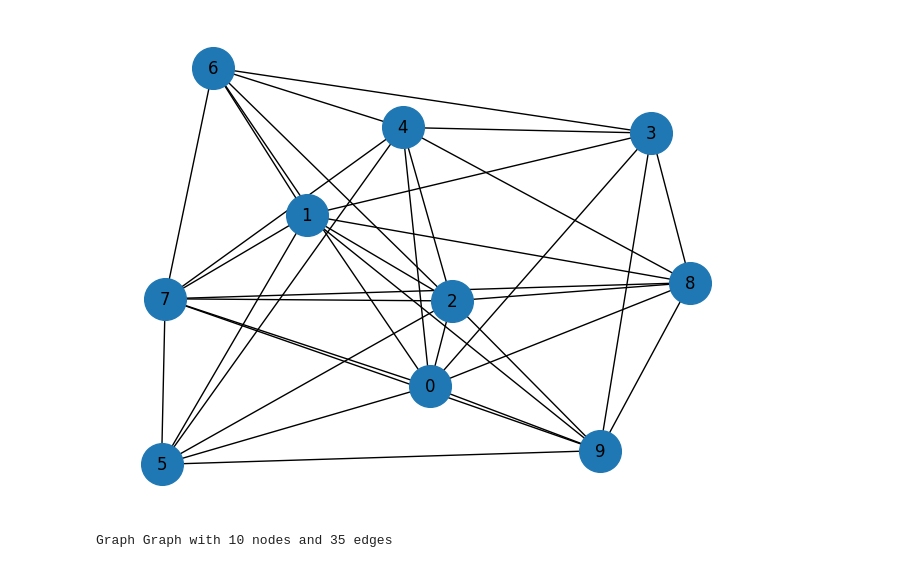
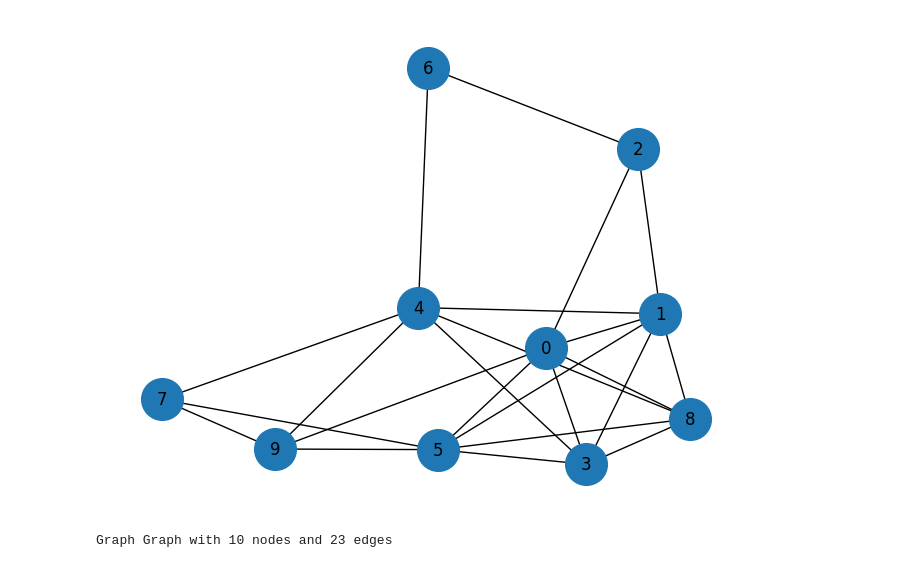
Before and after one commit to mikic202/correlation-synthetic-data, a Jupyter notebook: correlation_graph.ipynb, the cells around one changed output. Cells and saved outputs as stored; diff of their text form; code cells hidden in the pictures.

Commit message:
Add cutoff_value

```diff
--- a/correlation_graph.ipynb
+++ b/correlation_graph.ipynb
@@ -3,8 +3,8 @@ import matplotlib.pyplot as plt
 import networkx as nx
 import numpy as np
 # %%
-def generate_graph_form_adjecency_matrix(adjacency_matrix: np.ndarray, mylabels: list[str]) -> nx.Graph:
-    rows, cols = np.where(abs(adjacency_matrix) >= 0.3)
+def generate_graph_form_adjecency_matrix(adjacency_matrix: np.ndarray, mylabels: list[str], connection_cutoff: float = 0.3) -> nx.Graph:
+    rows, cols = np.where(abs(adjacency_matrix) >= connection_cutoff)
     graph = nx.Graph()
     all_rows = range(0, adjacency_matrix.shape[0])
     for n in all_rows:
@@ -18,11 +18,11 @@ def generate_graph_form_adjecency_matrix(adjacency_matrix: np.ndarray, mylabels:
 # %%
 N = 10
 example_correlation_matrix = np.random.random(size=(N,N))
 example_correlation_matrix = (example_correlation_matrix + example_correlation_matrix.T)/2
 np.fill_diagonal(example_correlation_matrix, 0.0)
 
-graph = generate_graph_form_adjecency_matrix(example_correlation_matrix, mylabels={i: str(i) for i in range(N)})
+graph = generate_graph_form_adjecency_matrix(example_correlation_matrix, mylabels={i: str(i) for i in range(N)}, connection_cutoff=0.5)
 print("Graph", graph)
 # %% [output]
-[figure, old version]
+[figure, new version]
-Graph Graph with 10 nodes and 35 edges
+Graph Graph with 10 nodes and 23 edges
```
